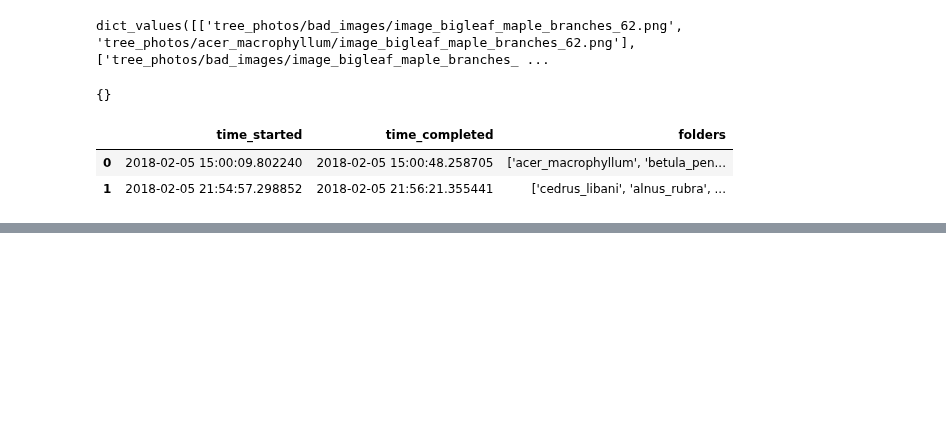
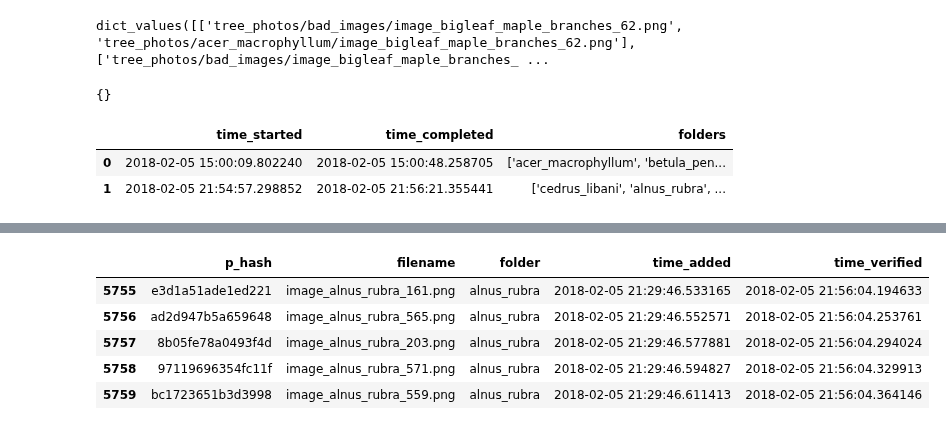
Before and after one commit to NathanielBlairStahn/tree-logic, a Jupyter notebook: more_image_manager_and_scraper.ipynb, the cells around one changed output, grey strips where cells are left out. Cells and saved outputs as stored; diff of their text form; code cells hidden in the pictures; blank space fills up the shorter version.

Commit message:
copy original extract_features to keras_tests, comment out old version in image_classifier, view image log after syncing

```diff
--- a/more_image_manager_and_scraper.ipynb
+++ b/more_image_manager_and_scraper.ipynb
@@ -297,0 +311,9 @@ manager.export_logs('data/image_log_20180205.csv', 'data/image_syncs_20180205.cs
+# %%
+manager.image_df.tail()
+# %% [output]
+|  | p_hash | filename | folder | time_added | time_verified |
+| 5755 | e3d1a51ade1ed221 | image_alnus_rubra_161.png | alnus_rubra | 2018-02-05 21:29:46.533165 | 2018-02-05 21:56:04.194633 |
+| 5756 | ad2d947b5a659648 | image_alnus_rubra_565.png | alnus_rubra | 2018-02-05 21:29:46.552571 | 2018-02-05 21:56:04.253761 |
+| 5757 | 8b05fe78a0493f4d | image_alnus_rubra_203.png | alnus_rubra | 2018-02-05 21:29:46.577881 | 2018-02-05 21:56:04.294024 |
+| 5758 | 97119696354fc11f | image_alnus_rubra_571.png | alnus_rubra | 2018-02-05 21:29:46.594827 | 2018-02-05 21:56:04.329913 |
+| 5759 | bc1723651b3d3998 | image_alnus_rubra_559.png | alnus_rubra | 2018-02-05 21:29:46.611413 | 2018-02-05 21:56:04.364146 |
```
Also changed, not shown: parts of 1 cell of this notebook, 2 other files.
